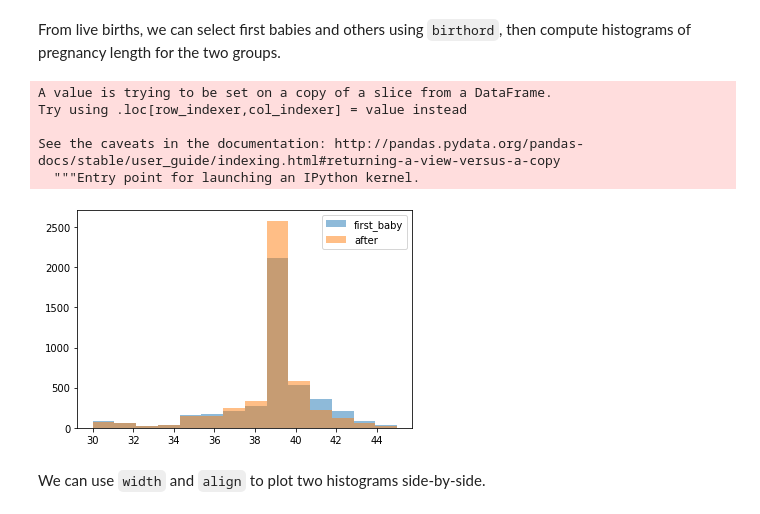
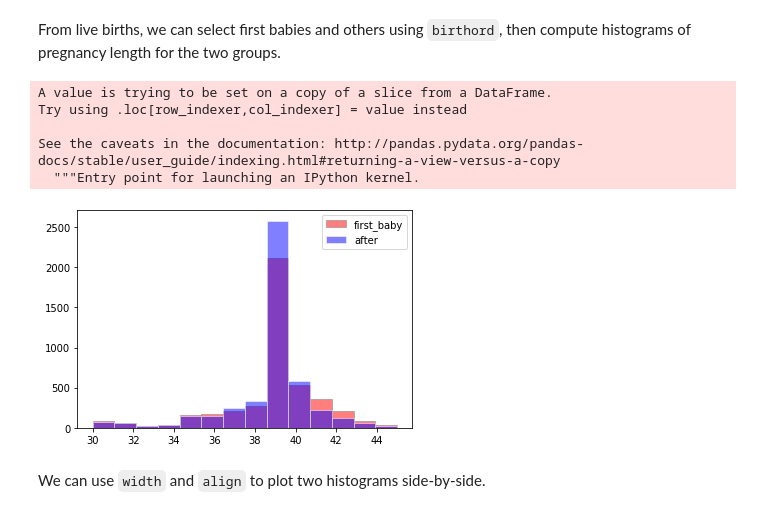
Before and after one commit to rightpt2/ThinkStats2, a Jupyter notebook: code/chap02ex.ipynb, the cells around one changed output. Drawn from its saved outputs; the diff is of its cells as text; code cells hidden in the pictures.

```diff
--- a/code/chap02ex.ipynb
+++ b/code/chap02ex.ipynb
@@ -185,21 +179,21 @@ From live births, we can select first babies and others using `birthord`, then c
 # %%
 live['first_baby'] = 'Yes'
 not_first = live.birthord != 1
 live.loc[not_first,'first_baby'] = "No"
 
 bins = np.linspace(30, 45, 15)
 
-plt.hist(live.loc[live['first_baby'] == 'Yes', 'prglngth'], bins, alpha=0.5, label='first_baby')
-plt.hist(live.loc[live['first_baby'] == 'No', 'prglngth'], bins, alpha=0.5, label='after')
+plt.hist(live.loc[live['first_baby'] == 'Yes', 'prglngth'], bins, alpha=0.5, color='red', label='first_baby', edgecolor="grey")
+plt.hist(live.loc[live['first_baby'] == 'No', 'prglngth'], bins, alpha=0.5, color='blue', label='after', edgecolor="white")
 plt.legend(loc='upper right')
 plt.show()
 # %% [output]
 A value is trying to be set on a copy of a slice from a DataFrame.
 Try using .loc[row_indexer,col_indexer] = value instead
 
 See the caveats in the documentation: http://pandas.pydata.org/pandas-docs/stable/user_guide/indexing.html#returning-a-view-versus-a-copy
   """Entry point for launching an IPython kernel.
-[figure, old version]
+[figure, new version]
 # %% [markdown]
 We can use `width` and `align` to plot two histograms side-by-side.
 # %% [markdown]
```
Also changed, not shown: parts of 36 cells of this notebook.
